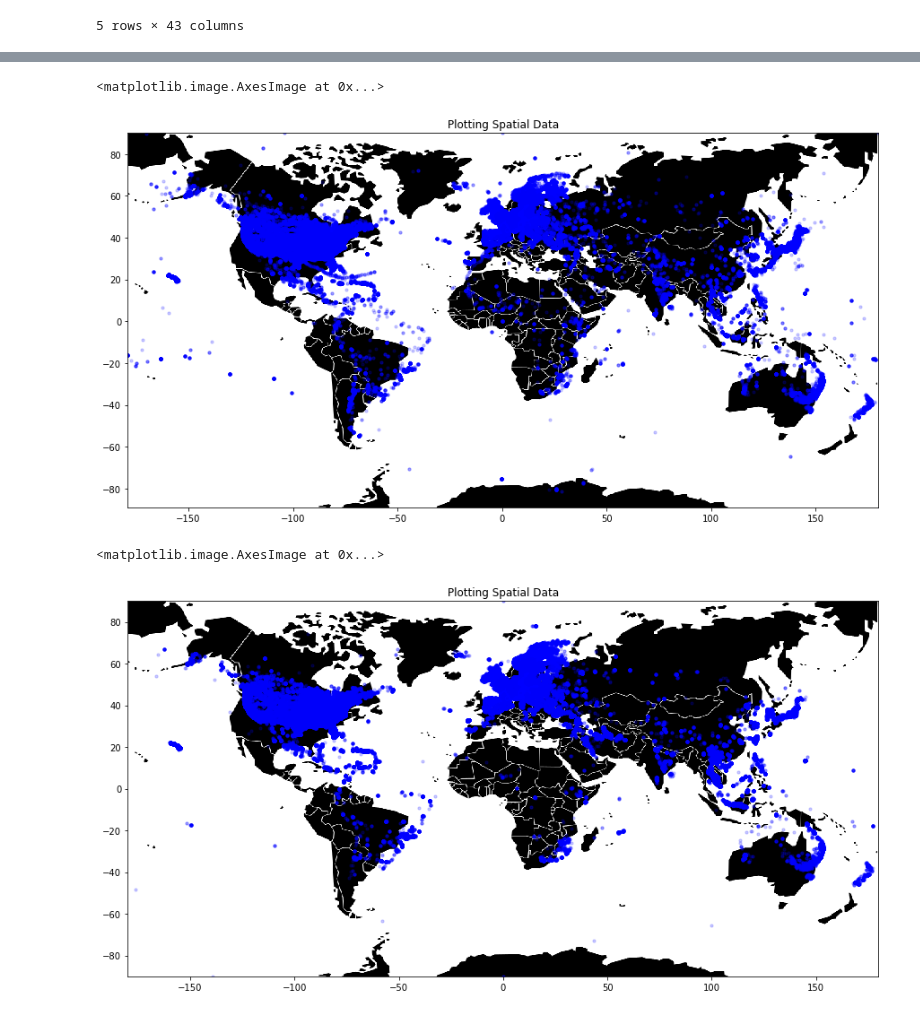
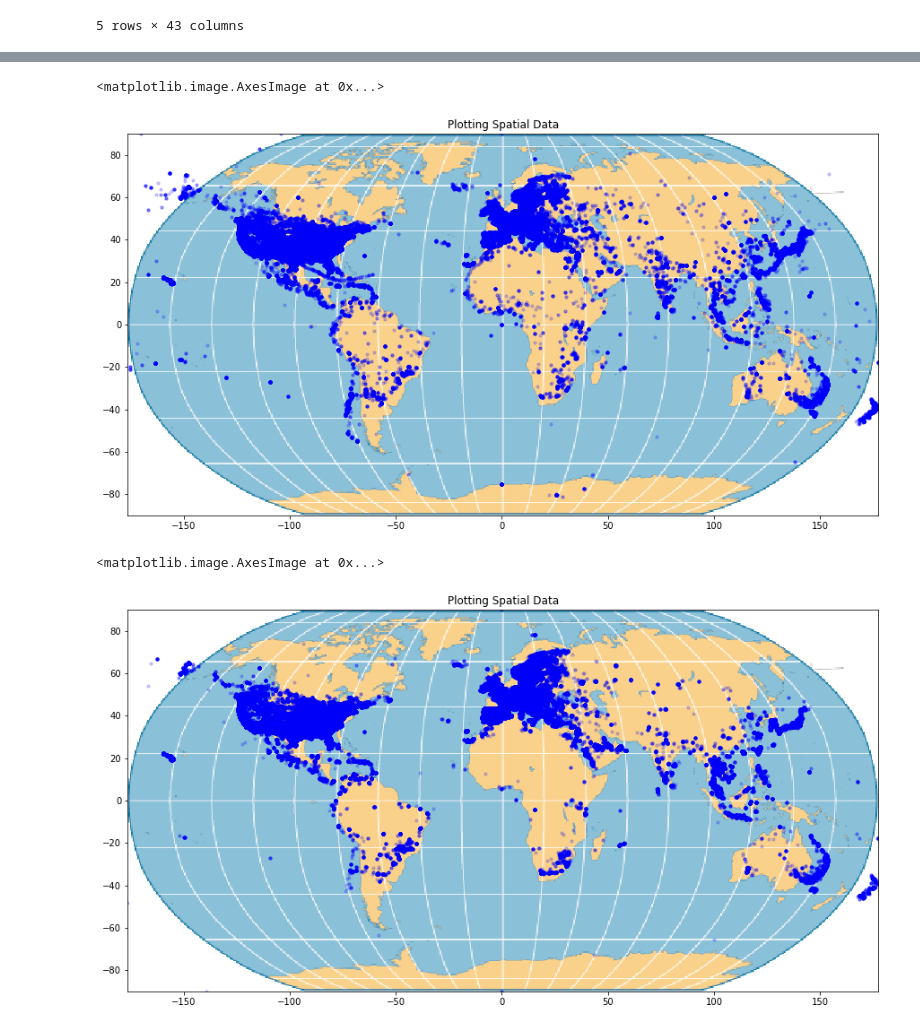
Before and after one commit to epfl-ada/ada-2020-project-milestone-p3-p3_bcd, a Jupyter notebook: Creative extension.ipynb, the cells around one changed output, grey strips where cells are left out. Saved outputs shown, nothing was run; the diff lists cells and outputs as text; code cells hidden in the pictures.

```diff
--- a/Creative extension.ipynb
+++ b/Creative extension.ipynb
@@ -709,9 +710,9 @@ plt.subplots_adjust(hspace = 0.5)
 # %%
 def get_dataframe_txt(name):
     return pd.read_csv(data_folder + name, compression='gzip', sep=',')
-g_final = get_dataframe_txt('g_final.txt.gz')
-b_final = get_dataframe_txt('b_final.txt.gz')
+g_with_dist = get_dataframe_txt('g_with_dist.txt.gz')
+b_with_dist = get_dataframe_txt('b_with_dist.txt.gz')
 # %%
-b_final = b_final.drop(['Unnamed: 0', 'Unnamed: 0.1'], axis = 1)
-g_final = g_final.drop(['Unnamed: 0', 'Unnamed: 0.1'], axis = 1)
+b_with_dist = b_with_dist.drop(['Unnamed: 0', 'Unnamed: 0.1'], axis = 1)
+g_with_dist = g_with_dist.drop(['Unnamed: 0', 'Unnamed: 0.1'], axis = 1)
 # %%
@@ -761,5 +772,5 @@ g_final.head()
 b_final[['latitude', 'longitude']].to_csv(r'./Data/b_positions.csv.gz', compression = 'gzip')
 g_final[['latitude', 'longitude']].to_csv(r'./Data/g_positions.csv.gz', compression = 'gzip')
 # %%
-world_map = plt.imread('./Data/world_map.png')
+world_map = plt.imread('./Data/world_map4.png')
 # %%
@@ -768,10 +779,10 @@ BBox = (-179,180,-89, 90)
 # %%
 fig, ax = plt.subplots(figsize = (15,10))
-ax.scatter(b_final.longitude, b_final.latitude, zorder=1, alpha= 0.2, c='b', s=10)
+ax.scatter(b_with_dist.longitude, b_with_dist.latitude, zorder=1, alpha= 0.2, c='b', s=10)
 ax.set_title('Plotting Spatial Data')
 ax.set_xlim(BBox[0],BBox[1])
 ax.set_ylim(BBox[2],BBox[3])
 ax.imshow(world_map, zorder=0, extent = BBox, aspect= 'equal')
 # %% [output]
 <matplotlib.image.AxesImage at 0x...>
-[figure, old version]
+[figure, new version]
@@ -778,11 +791,11 @@ ax.imshow(world_map, zorder=0, extent = BBox, aspect= 'equal')
 # %%
-BBox = (-200,200,-100, 100)
+BBox = (g_with_dist.longitude.min(),g_with_dist.longitude.max(),g_with_dist.latitude.min(), g_with_dist.latitude.max())
 fig, ax = plt.subplots(figsize = (15,10))
-ax.scatter(g_final.longitude, g_final.latitude, zorder=1, alpha= 0.2, c='b', s=10)
+ax.scatter(g_with_dist.longitude, g_with_dist.latitude, zorder=1, alpha= 0.2, c='b', s=10)
 ax.set_title('Plotting Spatial Data')
 ax.set_xlim(BBox[0],BBox[1])
 ax.set_ylim(BBox[2],BBox[3])
 ax.imshow(world_map, zorder=0, extent = BBox, aspect= 'equal')
 # %% [output]
 <matplotlib.image.AxesImage at 0x...>
-[figure, old version]
+[figure, new version]
```
Also changed, not shown: parts of 20 cells of this notebook.
